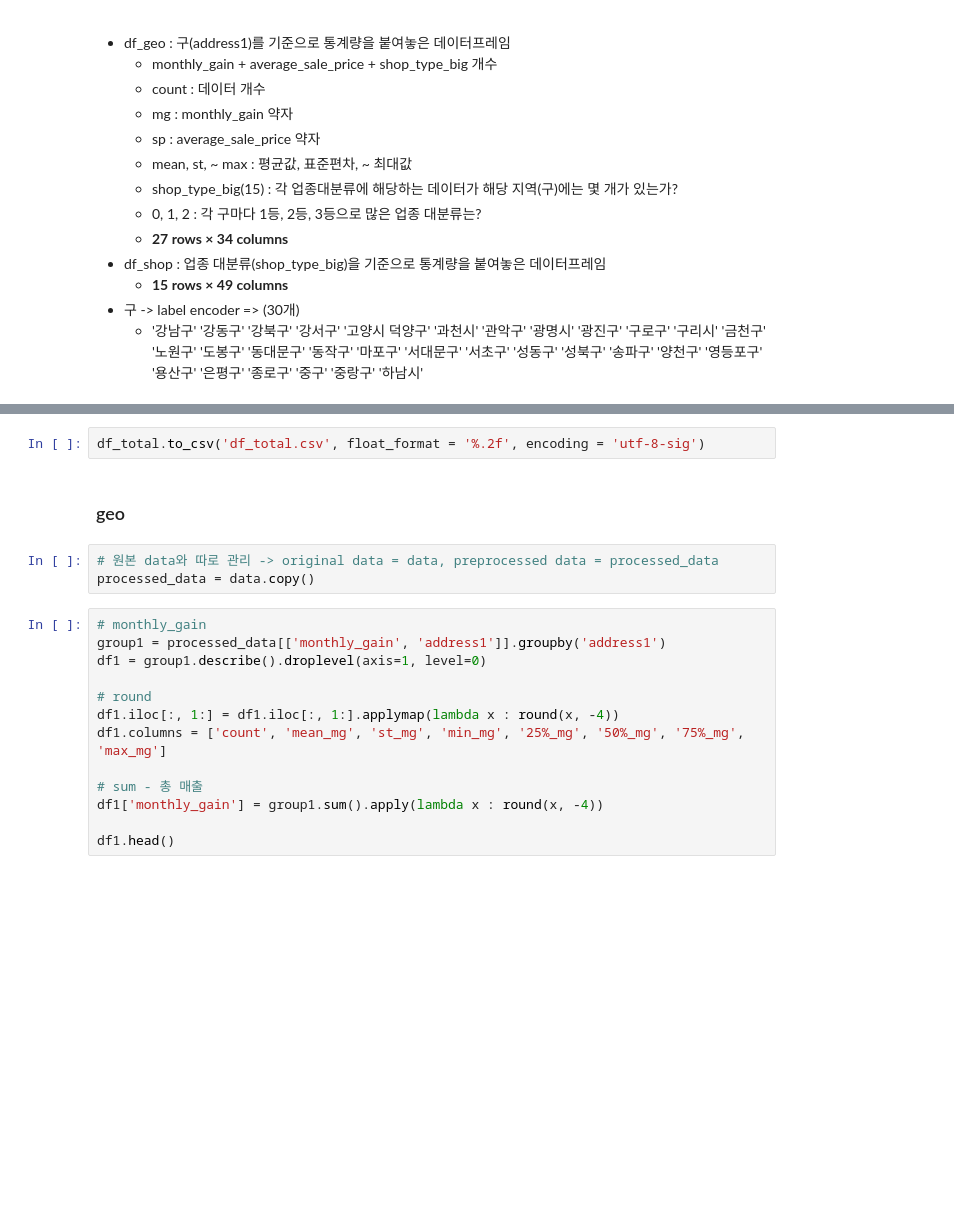
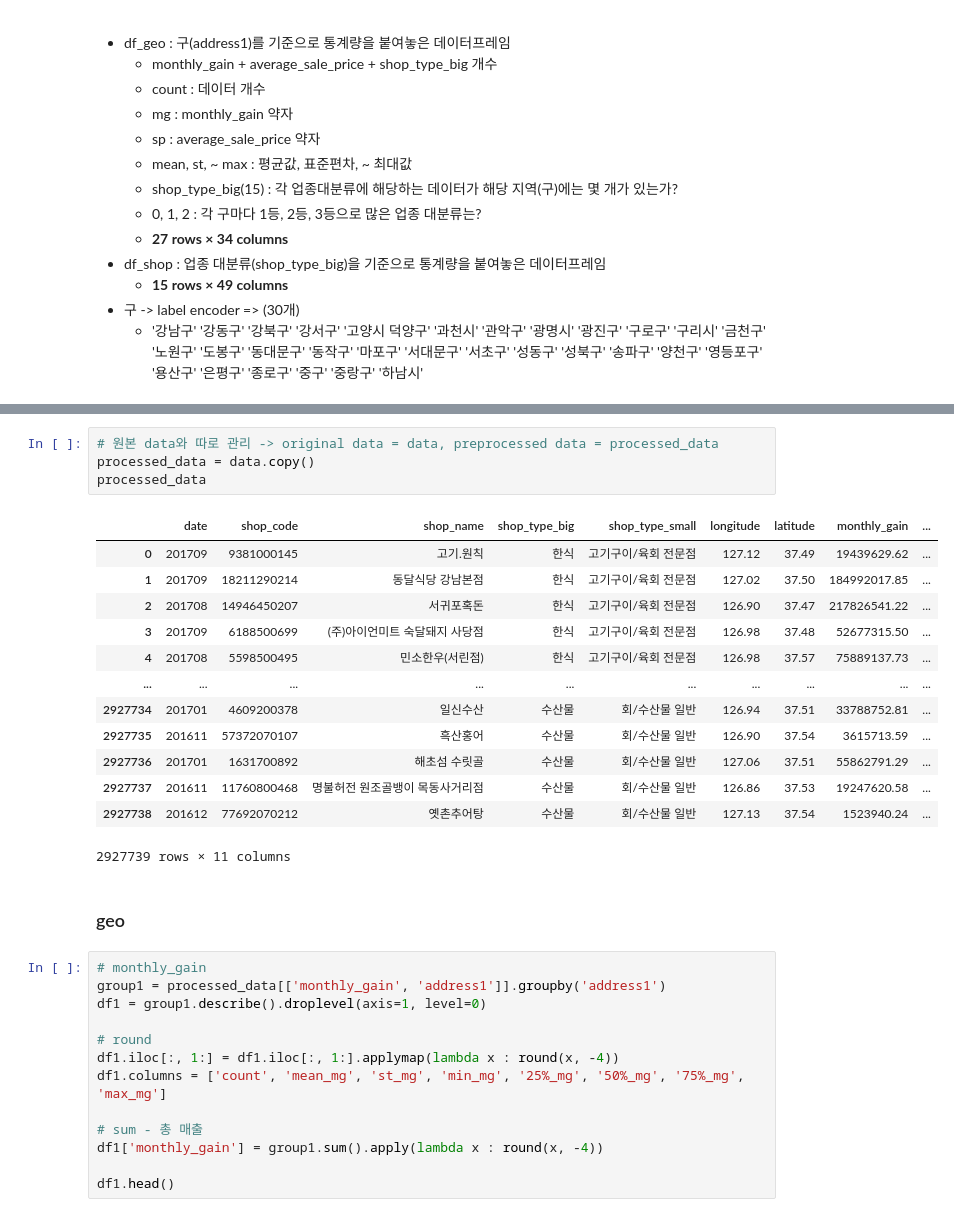
Before and after one commit to iDolphin99/Commerical_data_analysis, a Jupyter notebook: dolphin/EDA_dashboard.ipynb, the cells around one changed output, grey strips where cells are left out. Cells and saved outputs as stored; diff of their text form; blank space fills up the shorter version.

```diff
--- a/dolphin/EDA_dashboard.ipynb
+++ b/dolphin/EDA_dashboard.ipynb
@@ -138,10 +113,23 @@ df_total
-# %%
-df_total.to_csv('df_total.csv', float_format = '%.2f', encoding = 'utf-8-sig')
+# %%
+# 원본 data와 따로 관리 -> original data = data, preprocessed data = processed_data
+processed_data = data.copy()
+processed_data
+# %% [output]
+|  | date | shop_code | shop_name | shop_type_big | shop_type_small | longitude | latitude | monthly_gain | ... |
+| 0 | 201709 | 9381000145 | 고기.원칙 | 한식 | 고기구이/육회 전문점 | 127.12 | 37.49 | 19439629.62 | ... |
+| 1 | 201709 | 18211290214 | 동달식당 강남본점 | 한식 | 고기구이/육회 전문점 | 127.02 | 37.50 | 184992017.85 | ... |
+| 2 | 201708 | 14946450207 | 서귀포혹돈 | 한식 | 고기구이/육회 전문점 | 126.90 | 37.47 | 217826541.22 | ... |
+| 3 | 201709 | 6188500699 | (주)아이언미트 숙달돼지 사당점 | 한식 | 고기구이/육회 전문점 | 126.98 | 37.48 | 52677315.50 | ... |
+| 4 | 201708 | 5598500495 | 민소한우(서린점) | 한식 | 고기구이/육회 전문점 | 126.98 | 37.57 | 75889137.73 | ... |
+| ... | ... | ... | ... | ... | ... | ... | ... | ... | ... |
+| 2927734 | 201701 | 4609200378 | 일신수산 | 수산물 | 회/수산물 일반 | 126.94 | 37.51 | 33788752.81 | ... |
+| 2927735 | 201611 | 57372070107 | 흑산홍어 | 수산물 | 회/수산물 일반 | 126.90 | 37.54 | 3615713.59 | ... |
+| 2927736 | 201701 | 1631700892 | 해초섬 수릿골 | 수산물 | 회/수산물 일반 | 127.06 | 37.51 | 55862791.29 | ... |
+| 2927737 | 201611 | 11760800468 | 명불허전 원조골뱅이 목동사거리점 | 수산물 | 회/수산물 일반 | 126.86 | 37.53 | 19247620.58 | ... |
+| 2927738 | 201612 | 77692070212 | 옛촌추어탕 | 수산물 | 회/수산물 일반 | 127.13 | 37.54 | 1523940.24 | ... |
+2927739 rows × 11 columns
 # %% [markdown]
 ### geo
-# %%
-# 원본 data와 따로 관리 -> original data = data, preprocessed data = processed_data
-processed_data = data.copy()
 # %%
 # monthly_gain
 group1 = processed_data[['monthly_gain', 'address1']].groupby('address1')
```
Also changed, not shown: parts of 74 cells of this notebook, 1 other file.
